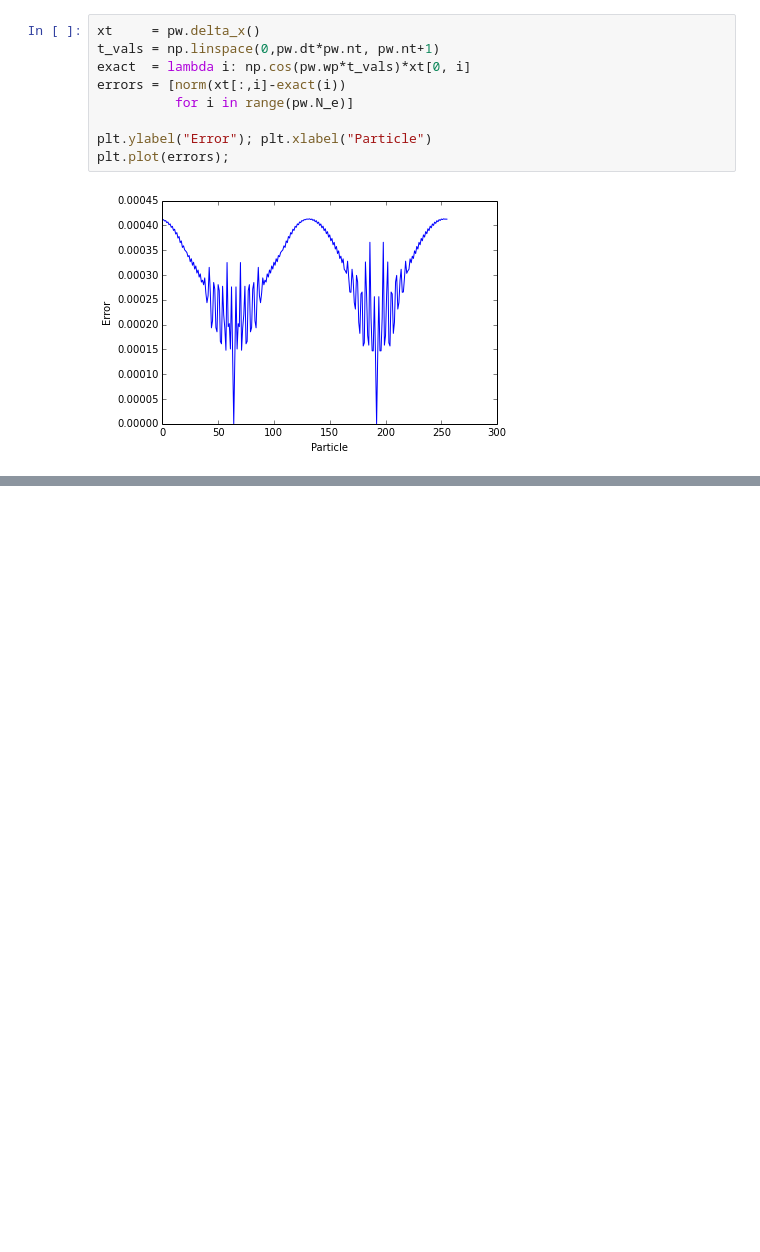
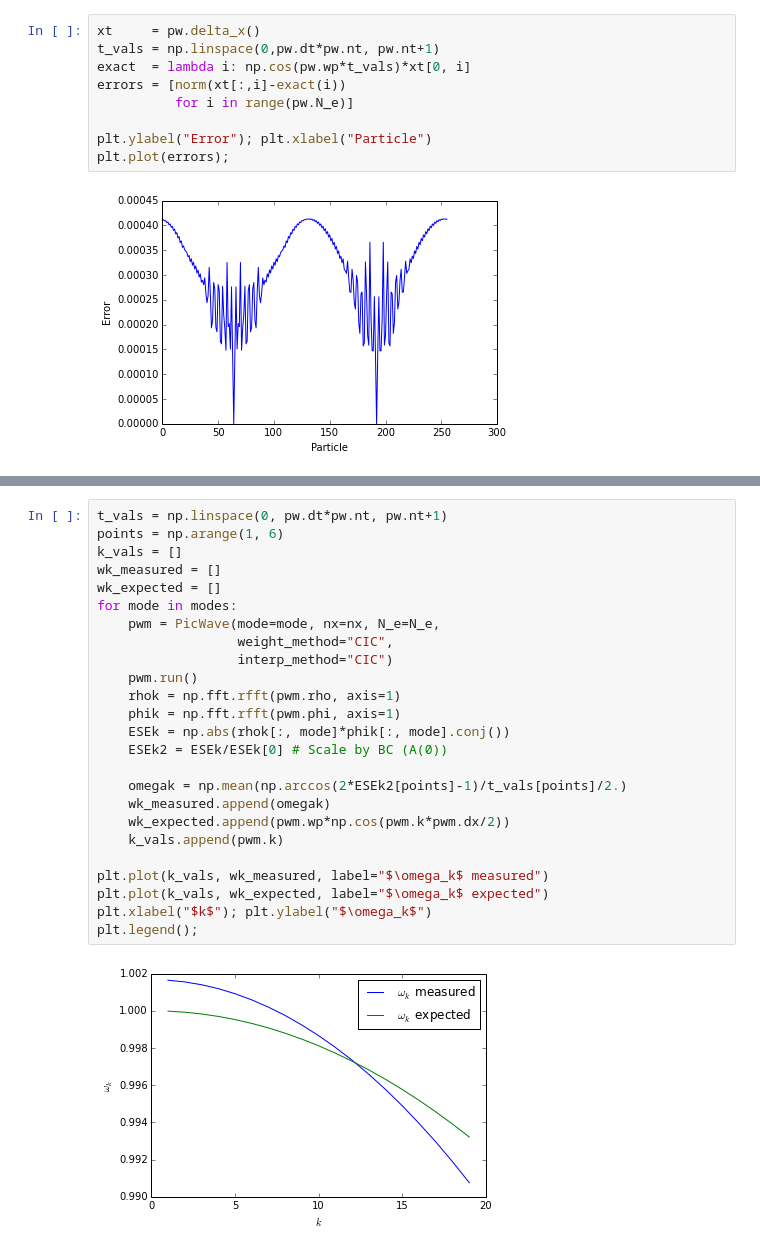
Before and after one commit to shigh/pyes1, a Jupyter notebook: pyes1/1d2v-S.ipynb, the cells around one changed output, grey strips where cells are left out. Cells and saved outputs as stored; diff of their text form; blank space fills up the shorter version.

```diff
--- a/pyes1/1d2v-S.ipynb
+++ b/pyes1/1d2v-S.ipynb
@@ -77,0 +78,27 @@ plt.plot(weight_cic(xp, qv, pwm.nx, pwm.L))
+# %%
+t_vals = np.linspace(0, pw.dt*pw.nt, pw.nt+1)
+points = np.arange(1, 6)
+k_vals = []
+wk_measured = []
+wk_expected = []
+for mode in modes:
+    pwm = PicWave(mode=mode, nx=nx, N_e=N_e,
+                  weight_method="CIC",
+                  interp_method="CIC")
+    pwm.run()
+    rhok = np.fft.rfft(pwm.rho, axis=1)
+    phik = np.fft.rfft(pwm.phi, axis=1)
+    ESEk = np.abs(rhok[:, mode]*phik[:, mode].conj())
+    ESEk2 = ESEk/ESEk[0] # Scale by BC (A(0))
+
+    omegak = np.mean(np.arccos(2*ESEk2[points]-1)/t_vals[points]/2.)
+    wk_measured.append(omegak)
+    wk_expected.append(pwm.wp*np.cos(pwm.k*pwm.dx/2))
+    k_vals.append(pwm.k)
+
+plt.plot(k_vals, wk_measured, label="$\omega_k$ measured")
+plt.plot(k_vals, wk_expected, label="$\omega_k$ expected")
+plt.xlabel("$k$"); plt.ylabel("$\omega_k$")
+plt.legend();
+# %% [output]
+[figure, added]
```
Also changed, not shown: parts of 4 cells of this notebook, 2 other files.
